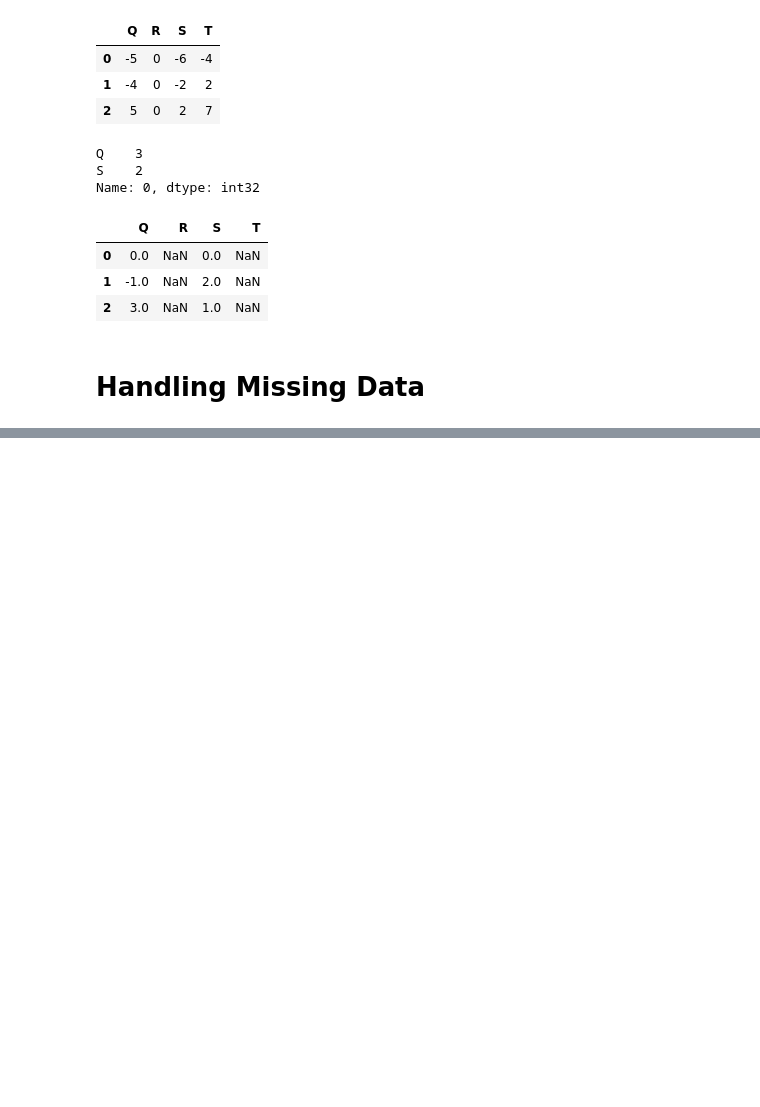
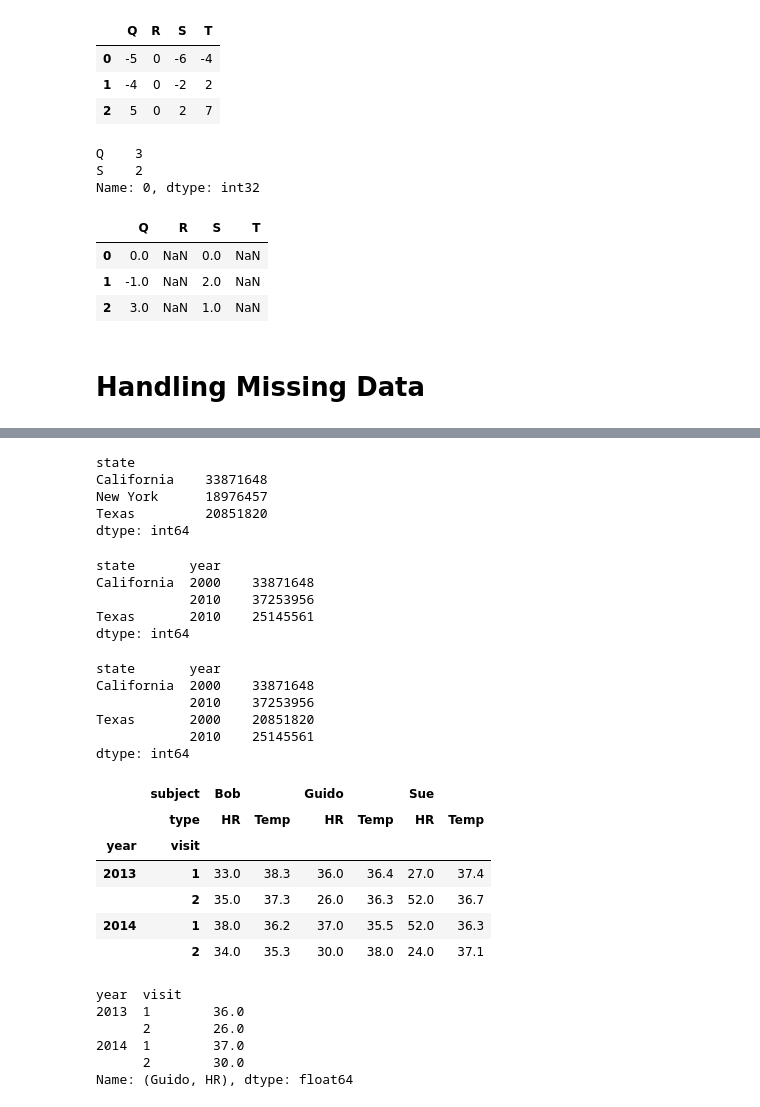
Before and after one commit to Felecort/DS-Rush, a Jupyter notebook: src/DS_handbook/4_pandas_features.ipynb, the cells around one changed output, grey strips where cells are left out. Drawn from its saved outputs; the diff is of its cells as text; code cells hidden in the pictures; blank space fills up the shorter version.

```diff
--- a/src/DS_handbook/4_pandas_features.ipynb
+++ b/src/DS_handbook/4_pandas_features.ipynb
@@ -542,0 +978,44 @@ df - halfrow
+# %%
+pop[:, 2000]
+# %% [output]
+state
+California    33871648
+New York      18976457
+Texas         20851820
+dtype: int64
+# %%
+pop[pop > 22000000]
+# %% [output]
+state       year
+California  2000    33871648
+            2010    37253956
+Texas       2010    25145561
+dtype: int64
+# %%
+pop[['California', 'Texas']]
+# %% [output]
+state       year
+California  2000    33871648
+            2010    37253956
+Texas       2000    20851820
+            2010    25145561
+dtype: int64
+# %%
+health_data
+# %% [output]
+|  | subject | Bob |  | Guido |  | Sue |  |
+|  | type | HR | Temp | HR | Temp | HR | Temp |
+| year | visit |  |  |  |  |  |  |
+| 2013 | 1 | 33.0 | 38.3 | 36.0 | 36.4 | 27.0 | 37.4 |
+|  | 2 | 35.0 | 37.3 | 26.0 | 36.3 | 52.0 | 36.7 |
+| 2014 | 1 | 38.0 | 36.2 | 37.0 | 35.5 | 52.0 | 36.3 |
+|  | 2 | 34.0 | 35.3 | 30.0 | 38.0 | 24.0 | 37.1 |
+# %%
+health_data['Guido', 'HR']
+# %% [output]
+year  visit
+2013  1        36.0
+      2        26.0
+2014  1        37.0
+      2        30.0
+Name: (Guido, HR), dtype: float64
```
Also changed, not shown: parts of 78 cells of this notebook.
